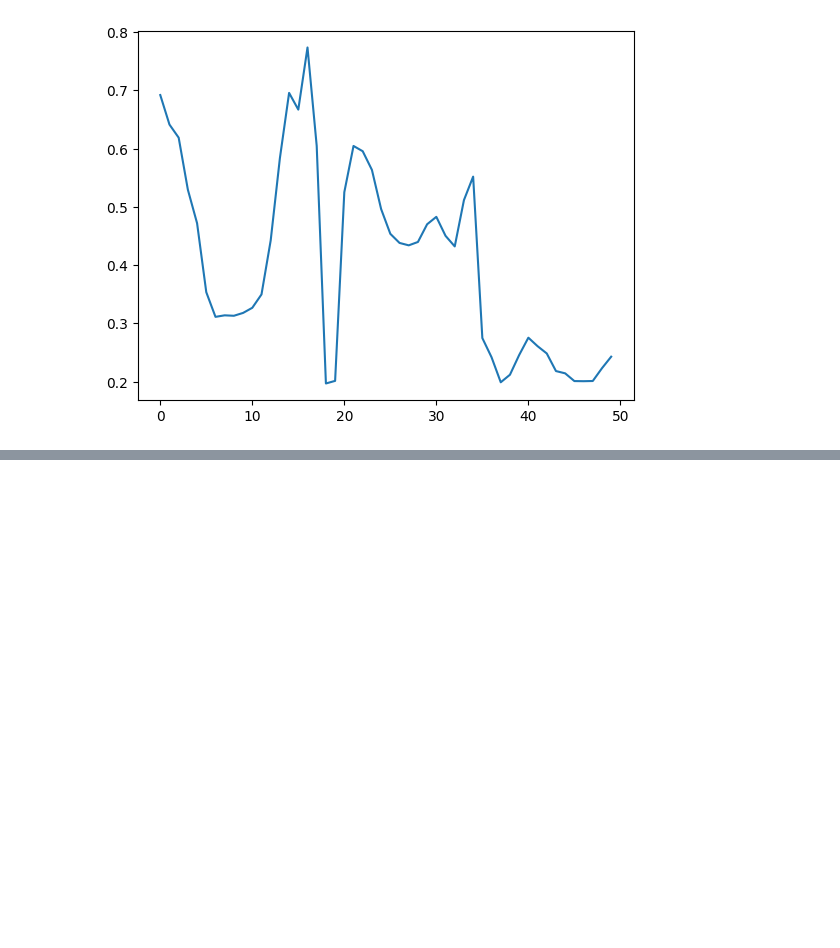
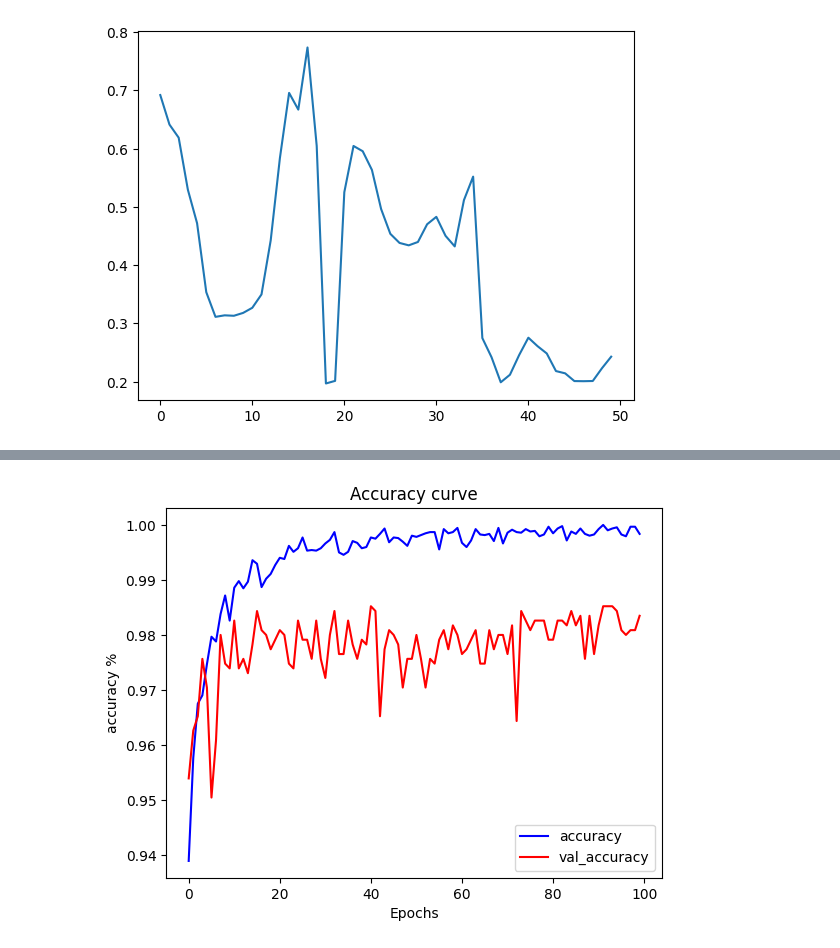
Before and after one commit to mamuncseru/EpilepsyDetectionWithCNNExperiment, a Jupyter notebook: EpilepsyDetectionCNNExperimentTensorFlow.ipynb, the cells around one changed output, grey strips where cells are left out. Saved outputs shown, nothing was run; the diff lists cells and outputs as text; code cells hidden in the pictures; blank space fills up the shorter version.

```diff
--- a/EpilepsyDetectionCNNExperimentTensorFlow.ipynb
+++ b/EpilepsyDetectionCNNExperimentTensorFlow.ipynb
@@ -376,0 +449,10 @@ plt.plot(history.history['accuracy'])
+# %%
+plt.plot(history2.history['accuracy'], 'b-')
+plt.plot(history2.history['val_accuracy'], 'r-')
+plt.legend(['accuracy', 'val_accuracy'])
+plt.title('Accuracy curve')
+plt.xlabel('Epochs')
+plt.ylabel('accuracy %')
+plt.show()
+# %% [output]
+[figure, added]
```
Also changed, not shown: parts of 16 cells of this notebook.
